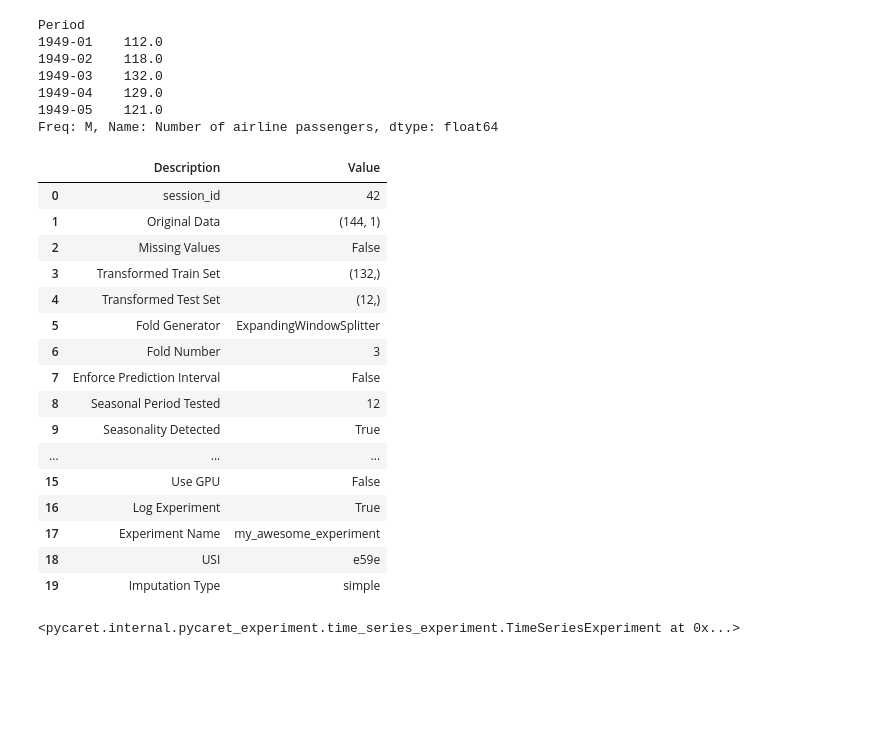
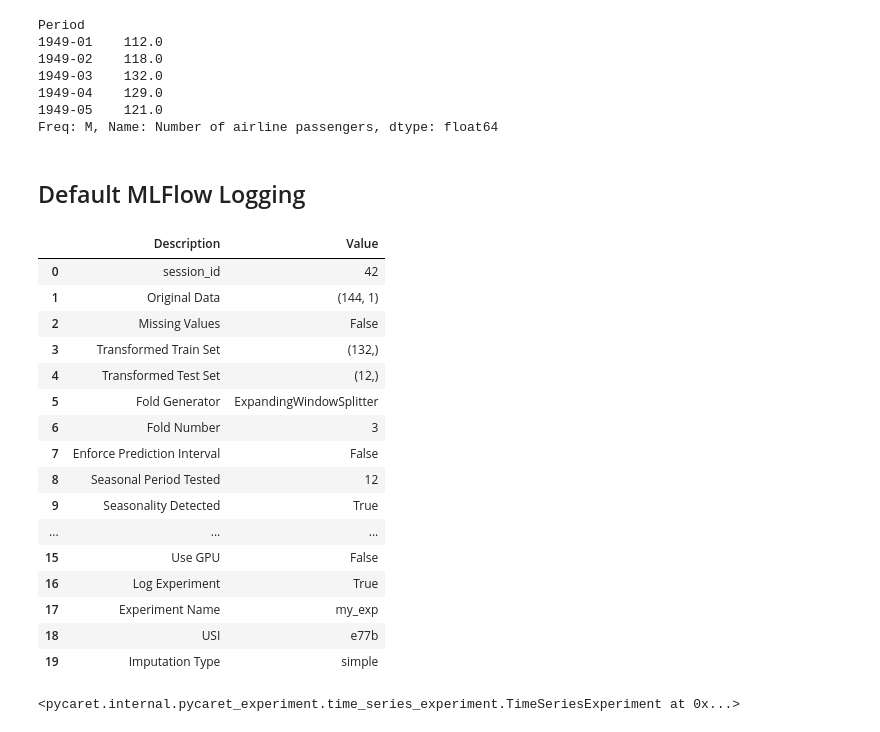
Before and after one commit to ngupta23/pycaret_faqs, a Jupyter notebook: time_series/pycaret_mlflow_basics.ipynb, the cells around one changed output. Drawn from its saved outputs; the diff is of its cells as text; code cells hidden in the pictures; blank space fills up the shorter version.

```diff
--- a/time_series/pycaret_mlflow_basics.ipynb
+++ b/time_series/pycaret_mlflow_basics.ipynb
@@ -36,31 +18,33 @@ Period
 Freq: M, Name: Number of airline passengers, dtype: float64
 # %%
 exp = TimeSeriesExperiment()
+# %% [markdown]
+## Default MLFlow Logging
 # %%
+#### Setup experiment with MLFlow logging ----
 exp.setup(
     data=y,
     fh=12,
     session_id=42,
     log_experiment=True,
-    experiment_name="my_awesome_experiment",
-    log_plots=True
+    experiment_name="my_exp",
   )
 # %% [output]
 |  | Description | Value |
 | 0 | session_id | 42 |
 | 1 | Original Data | (144, 1) |
 | 2 | Missing Values | False |
 | 3 | Transformed Train Set | (132,) |
 | 4 | Transformed Test Set | (12,) |
 | 5 | Fold Generator | ExpandingWindowSplitter |
 | 6 | Fold Number | 3 |
 | 7 | Enforce Prediction Interval | False |
 | 8 | Seasonal Period Tested | 12 |
 | 9 | Seasonality Detected | True |
 | ... | ... | ... |
 | 15 | Use GPU | False |
 | 16 | Log Experiment | True |
-| 17 | Experiment Name | my_awesome_experiment |
-| 18 | USI | e59e |
+| 17 | Experiment Name | my_exp |
+| 18 | USI | e77b |
 | 19 | Imputation Type | simple |
 <pycaret.internal.pycaret_experiment.time_series_experiment.TimeSeriesExperiment at 0x...>
```
Also changed, not shown: parts of 13 cells of this notebook.
